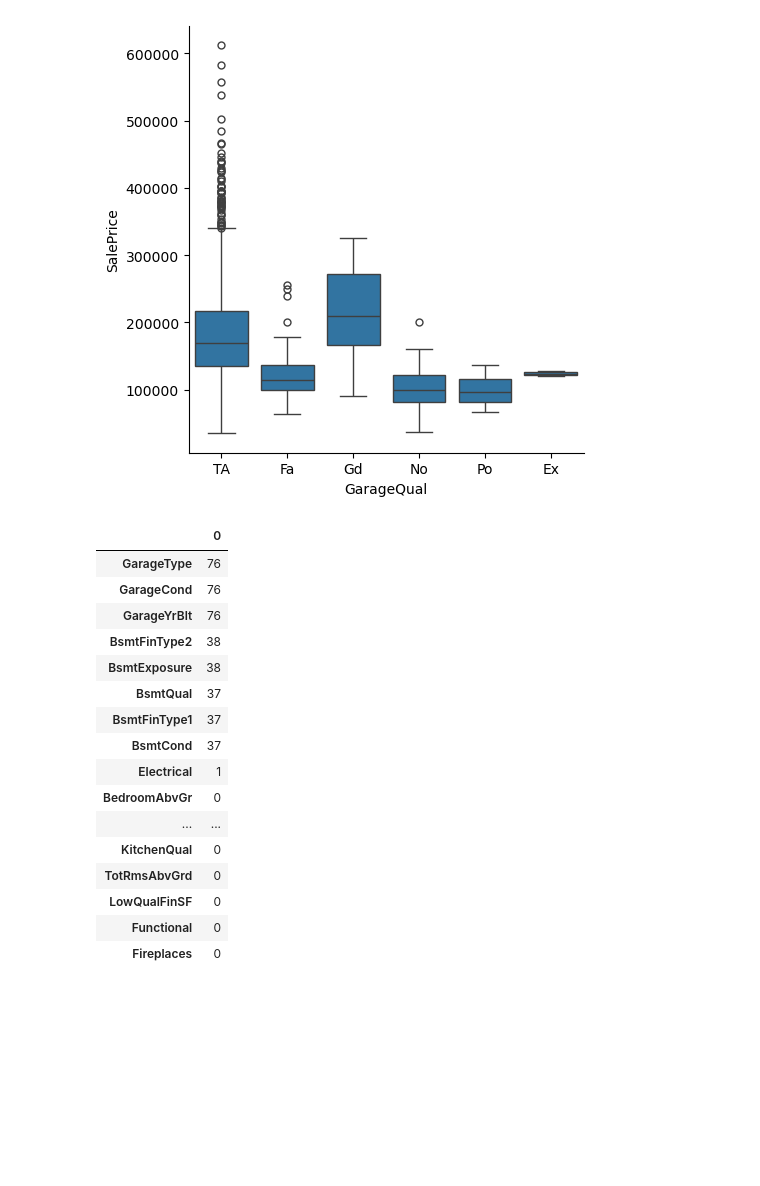
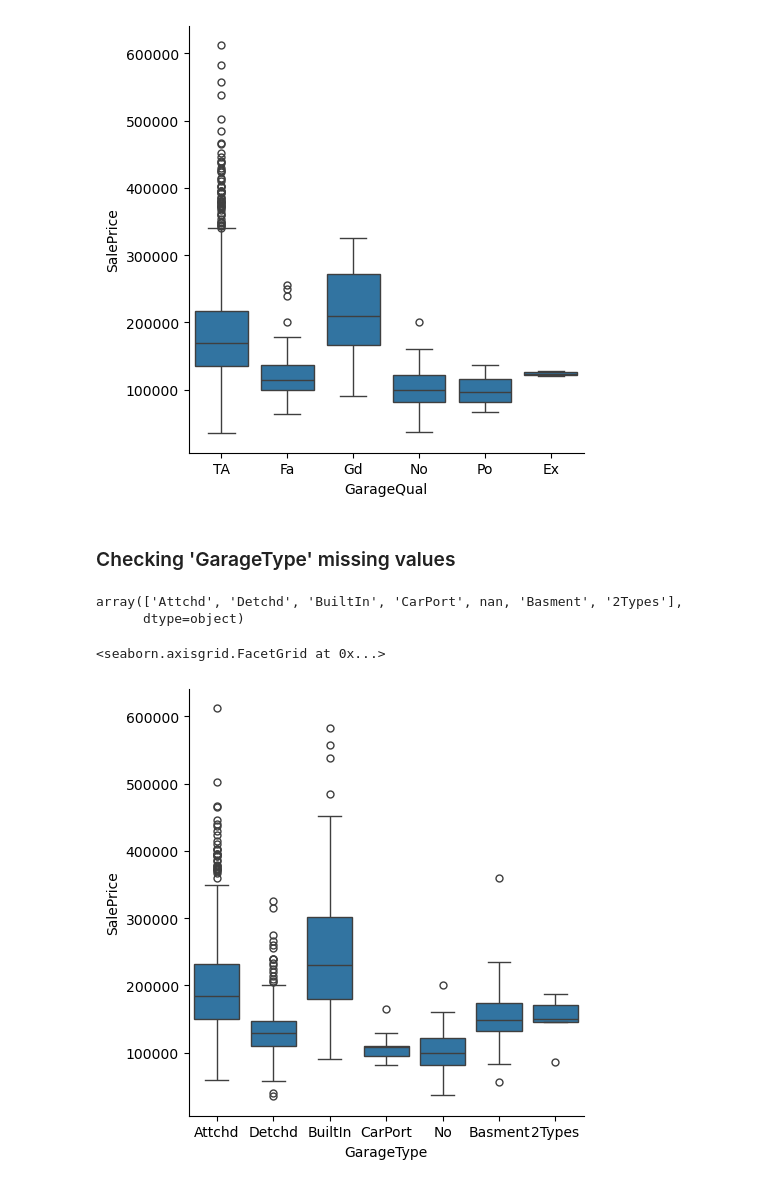
Before and after one commit to AkmalFazli27/house-prices-prediction, a Jupyter notebook: house_prices.ipynb, the cells around one changed output. Drawn from its saved outputs; the diff is of its cells as text; code cells hidden in the pictures; blank space fills up the shorter version.

Commit message:
Complete all missing values for the rest of the columns

```diff
--- a/house_prices.ipynb
+++ b/house_prices.ipynb
@@ -681,23 +681,18 @@ sns.catplot(data=train_df, x='GarageQual', y='SalePrice', kind='box')
 # %% [output]
 <seaborn.axisgrid.FacetGrid at 0x...>
 [figure]
-# %%
-pd.DataFrame(train_df.isnull().sum().sort_values(ascending=False)).head(20)
-# %% [output]
-|  | 0 |
-| GarageType | 76 |
-| GarageCond | 76 |
-| GarageYrBlt | 76 |
-| BsmtFinType2 | 38 |
-| BsmtExposure | 38 |
-| BsmtQual | 37 |
-| BsmtFinType1 | 37 |
-| BsmtCond | 37 |
-| Electrical | 1 |
-| BedroomAbvGr | 0 |
-| ... | ... |
-| KitchenQual | 0 |
-| TotRmsAbvGrd | 0 |
-| LowQualFinSF | 0 |
-| Functional | 0 |
-| Fireplaces | 0 |
+# %% [markdown]
+### Checking 'GarageType' missing values
+# %%
+train_df['GarageType'].unique()
+# %% [output]
+array(['Attchd', 'Detchd', 'BuiltIn', 'CarPort', nan, 'Basment', '2Types'],
+      dtype=object)
+# %%
+train_df['GarageType'] = train_df['GarageType'].fillna('No')
+test_df['GarageType'] = test_df['GarageType'].fillna('No')
+# %%
+sns.catplot(data=train_df, x='GarageType', y='SalePrice', kind='box')
+# %% [output]
+<seaborn.axisgrid.FacetGrid at 0x...>
+[figure, added]
```
Also changed, not shown: parts of 30 cells of this notebook.
